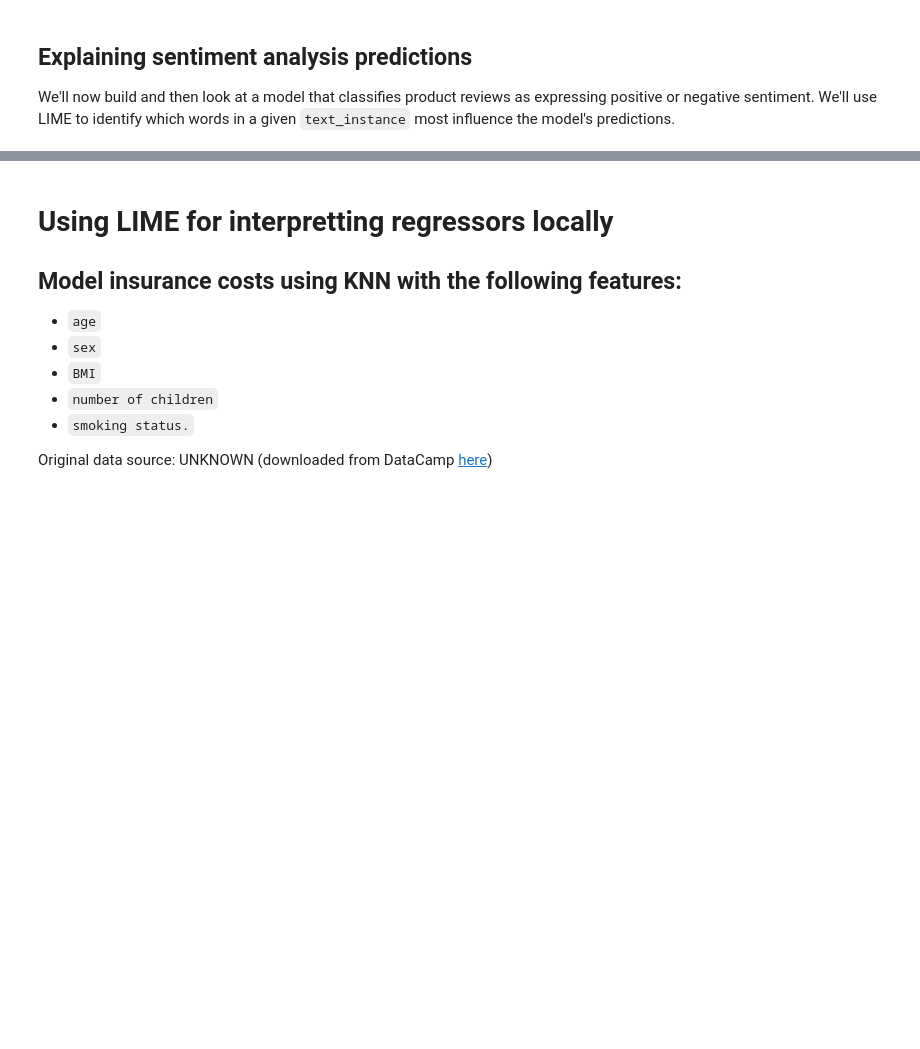
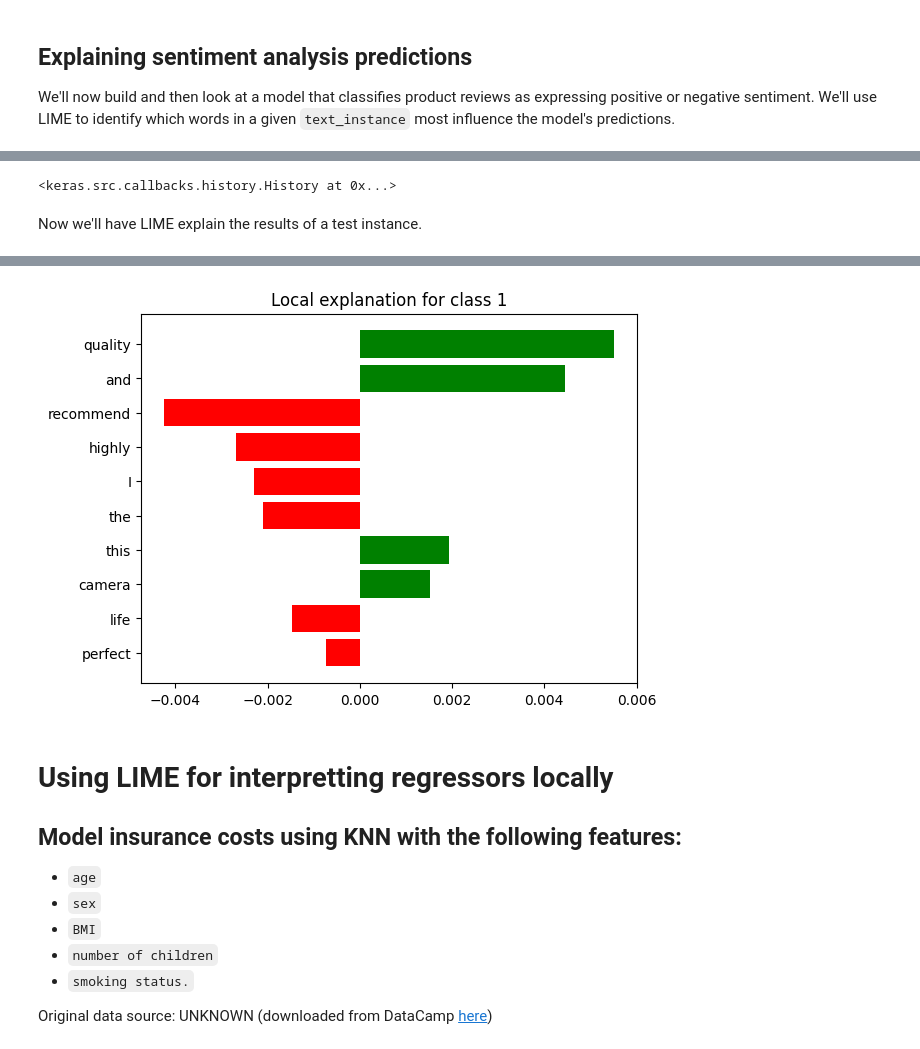
Before and after one commit to MichaelSzczepaniak/MLAIProjects, a Jupyter notebook: ExplainableML/ExplainableML.ipynb, the cells around one changed output, grey strips where cells are left out. Cells and saved outputs as stored; diff of their text form; code cells hidden in the pictures; blank space fills up the shorter version.

```diff
--- a/ExplainableML/ExplainableML.ipynb
+++ b/ExplainableML/ExplainableML.ipynb
@@ -962,0 +956,62 @@ from lime.lime_text import LimeTextExplainer
+# %%
+from tensorflow.keras.preprocessing.text import Tokenizer
+from tensorflow.keras.preprocessing.sequence import pad_sequences
+from tensorflow.keras.models import Sequential
+from tensorflow.keras.layers import Embedding, GlobalAveragePooling1D, Dense
+
+tokenizer = Tokenizer()
+# Define constants needed for preprocessing and modeling
+# max_length = 50
+vocab_size = len(tokenizer.word_index) + 1
+
+# fit tokenizer on the full training dataset instead of just the text instance
+tokenizer.fit_on_texts(df_reviews_train['review'].values)
+vocab_size = len(tokenizer.word_index) + 1
+
+# Prepare training sequences and padding
+X_train_seq = tokenizer.texts_to_sequences(df_reviews_train['review'].values)
+X_train_padded = pad_sequences(X_train_seq, maxlen=max_length, padding='post')
+y_train = df_reviews_train['target'].values
+
+# Build a sequential model compatible with binary classification
+model = Sequential([
+    Embedding(input_dim=vocab_size, output_dim=16), #input_length=max_length),
+    GlobalAveragePooling1D(),
+    Dense(16, activation='relu'),
+    Dense(1, activation='sigmoid')
+])
+
+# Compile and train the model
+model.compile(optimizer='adam', loss='binary_crossentropy', metrics=['accuracy'])
+model.fit(X_train_padded, y_train, epochs=5, batch_size=32, verbose=0)
+# %% [output]
+<keras.src.callbacks.history.History at 0x...>
+# %% [markdown]
+Now we'll have LIME explain the results of a test instance.
+# %%
+from lime.lime_text import LimeTextExplainer
+
+text_instance = "Amazing battery life and the camera quality is perfect! I highly recommend this smartphone."
+
+tokenizer.fit_on_texts(text_instance)
+
+def model_predict(texts):
+    sequences = tokenizer.texts_to_sequences(texts)
+    padded = pad_sequences(sequences, maxlen=max_length, padding='post')
+    predictions = model.predict(padded)
+    # Adjust the shape of predictions to fit LIME's expectation
+    return np.hstack((1-predictions, predictions))
+
+# Create a LIME text explainer
+explainer = LimeTextExplainer()
+
+# Generate the explanation
+exp = explainer.explain_instance(
+    text_instance,
+    model_predict
+)
+
+# Display the explanation
+exp.as_pyplot_figure()
+plt.show()
+# %% [output]
@@ -963,3 +1019,4 @@ from lime.lime_text import LimeTextExplainer
+[figure, added]
 # %% [markdown]
 # Using LIME for interpretting regressors locally
 
```
Also changed, not shown: parts of 13 cells of this notebook.
